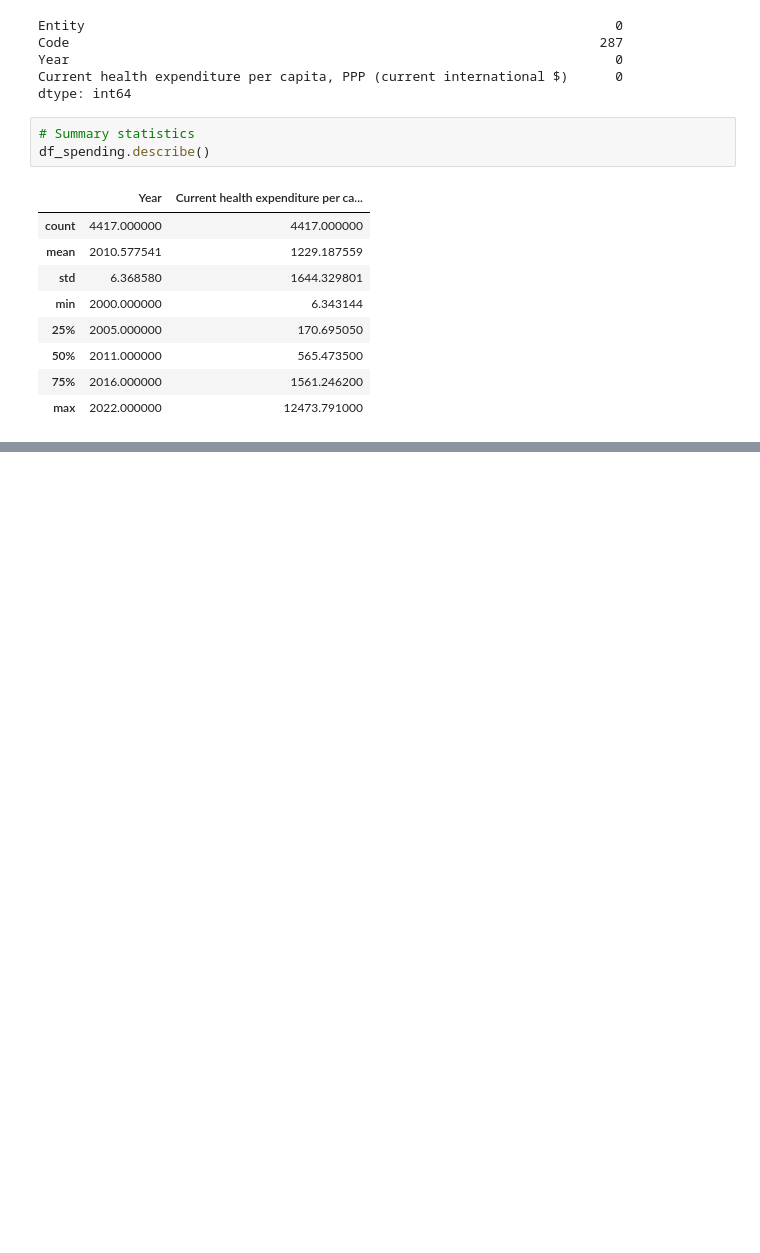
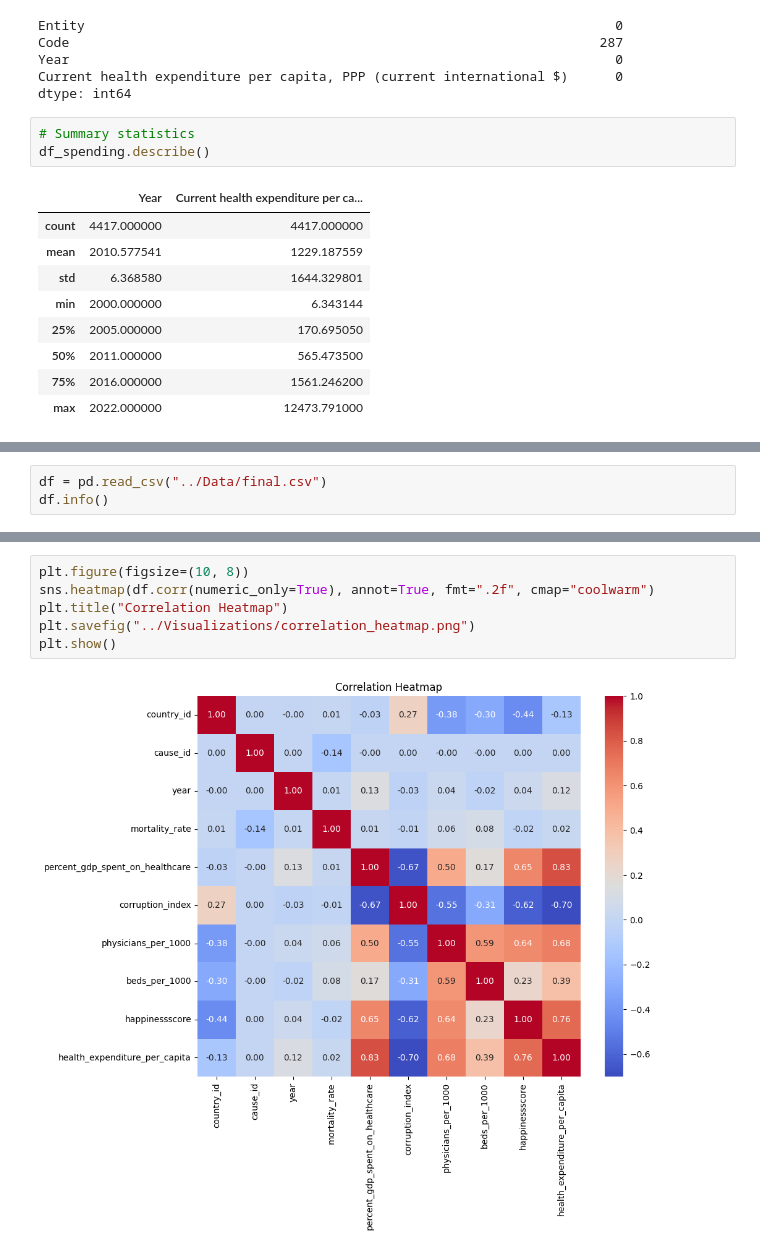
Before and after one commit to kmohammedsu/global-mortality-analysis, a Jupyter notebook: Notebooks/01_eda.ipynb, the cells around one changed output, grey strips where cells are left out. Saved outputs shown, nothing was run; the diff lists cells and outputs as text; blank space fills up the shorter version.

```diff
--- a/Notebooks/01_eda.ipynb
+++ b/Notebooks/01_eda.ipynb
@@ -623,0 +632,3 @@ plt.show()
+# %%
+df = pd.read_csv("../Data/final.csv")
+df.info()
@@ -623,0 +677,8 @@ plt.show()
+# %%
+plt.figure(figsize=(10, 8))
+sns.heatmap(df.corr(numeric_only=True), annot=True, fmt=".2f", cmap="coolwarm")
+plt.title("Correlation Heatmap")
+plt.savefig("../Visualizations/correlation_heatmap.png")
+plt.show()
+# %% [output]
+[figure, added]
```
Also changed, not shown: parts of 6 cells of this notebook, 4 other files.
